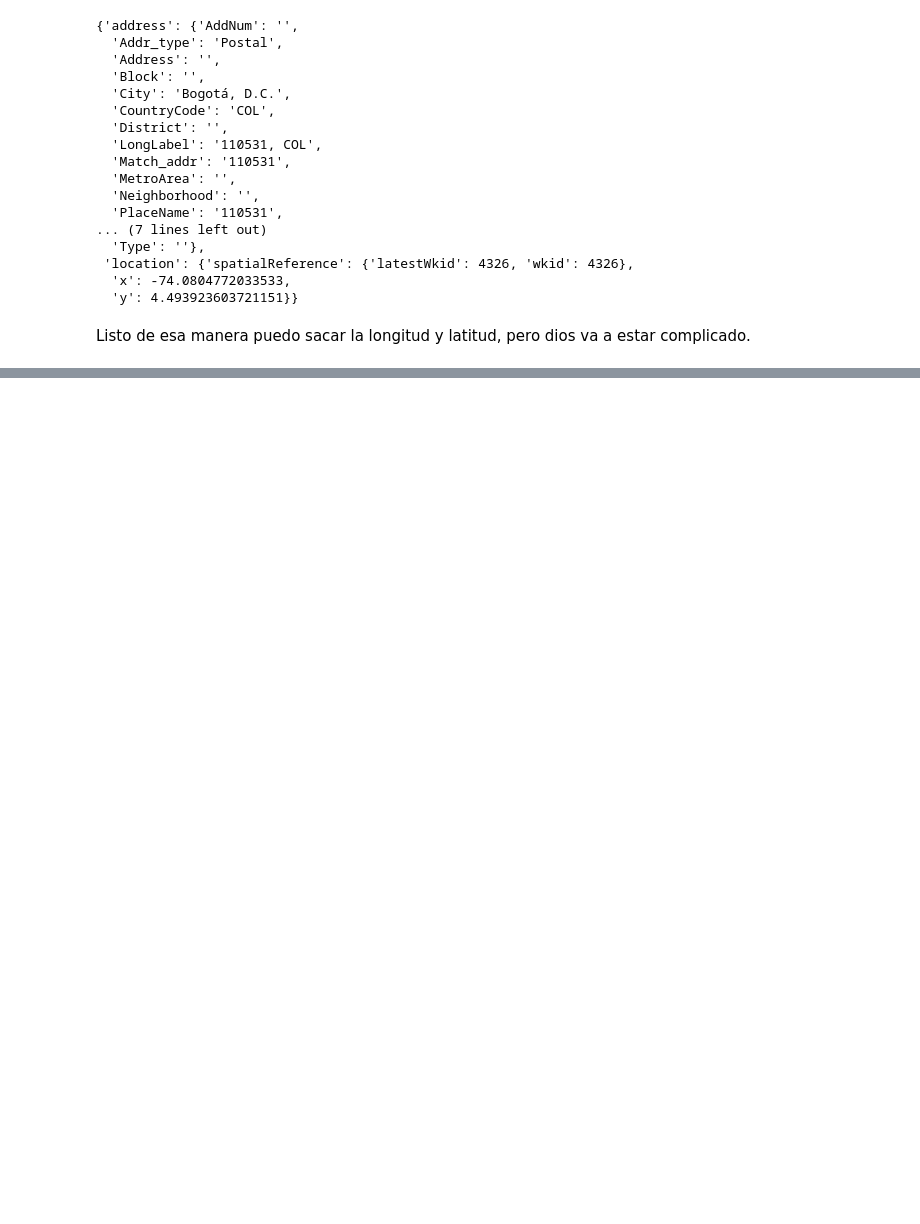
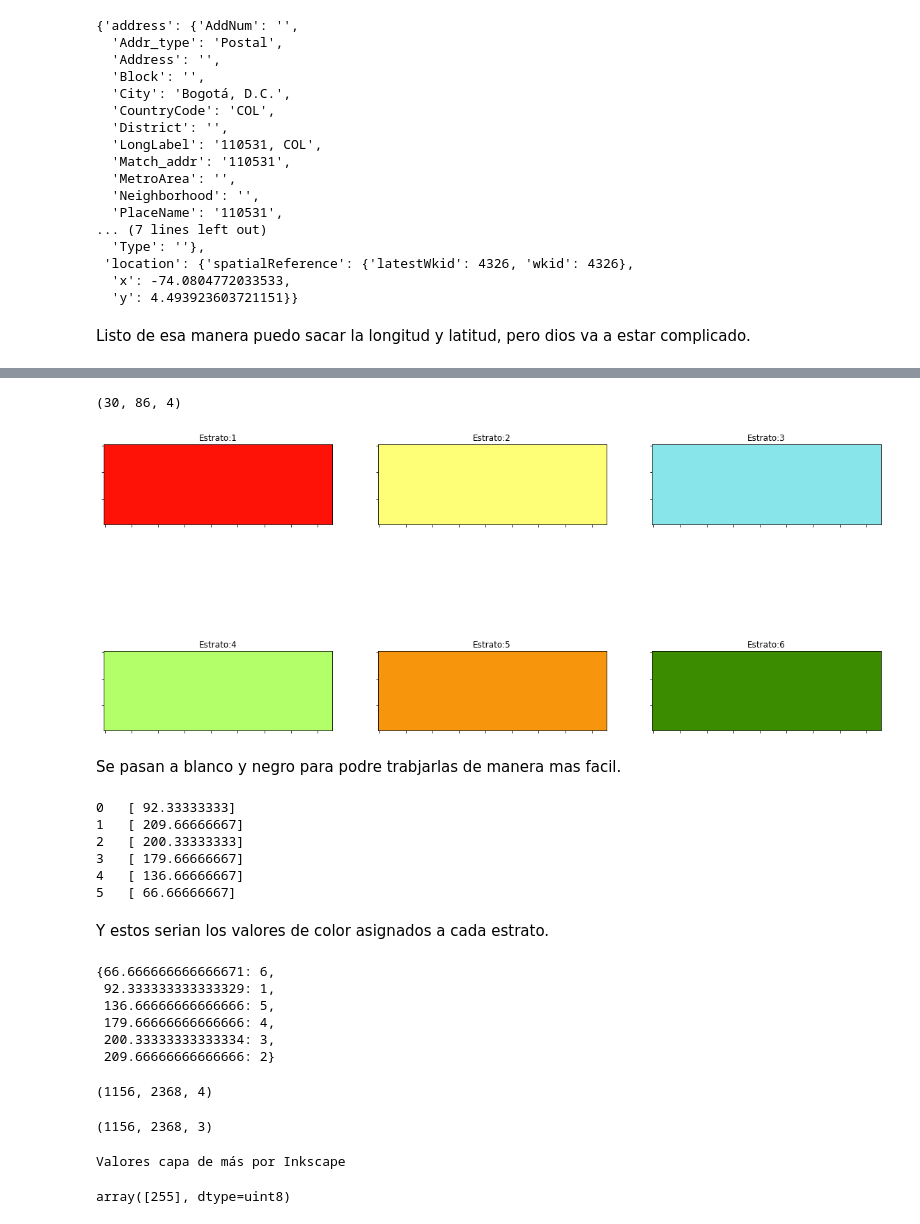
Before and after one commit to DaielChom/proyecto_uis, a Jupyter notebook: Target.ipynb, the cells around one changed output, grey strips where cells are left out. Cells and saved outputs as stored; diff of their text form; code cells hidden in the pictures; blank space fills up the shorter version.

```diff
--- a/Target.ipynb
+++ b/Target.ipynb
@@ -153,0 +239,63 @@ print(ok)
+# %%
+path = !ls Target/imgs/color_estrato
+# %%
+color_estratos = []
+for i in path:
+    color_estratos.append(io.imread("./Target/imgs/color_estrato/"+i))
+# %%
+color_estratos[0].shape
+# %% [output]
+(30, 86, 4)
+# %%
+fig = plt.figure(figsize=(20,10))
+for i in range(6):
+    ax=fig.add_subplot(2,3,i+1)
+    plt.imshow(color_estratos[i])
+    ax.set_title("Estrato:" + str(i+1))
+    ax.set_xticklabels([])
+    ax.set_yticklabels([])
+# %% [output]
+[figure, added]
+# %% [markdown]
+Se pasan a blanco y negro para podre trabjarlas de manera mas facil.
+# %%
+estratos = {}
+for j,i in enumerate(color_estratos):
+    b_n = np.mean(i[:,:,0:3], axis=2)
+    print(j, " ", np.unique(b_n))
+    estratos.update({np.unique(b_n)[0]:j+1})
+# %% [output]
+0   [ 92.33333333]
+1   [ 209.66666667]
+2   [ 200.33333333]
+3   [ 179.66666667]
+4   [ 136.66666667]
+5   [ 66.66666667]
+# %% [markdown]
+Y estos serian los valores de color asignados a cada estrato.
+# %%
+estratos
+# %% [output]
+{66.666666666666671: 6,
+ 92.333333333333329: 1,
+ 136.66666666666666: 5,
+ 179.66666666666666: 4,
+ 200.33333333333334: 3,
+ 209.66666666666666: 2}
+# %%
+img_nuevo_color = io.imread("./Target/imgs/new_colors/zona_0_color.png")
+img_nuevo_color.shape
+# %% [output]
+(1156, 2368, 4)
+# %%
+img_nuevo_color_3 = img_nuevo_color[:,:,0:3]
+img_nuevo_color_3.shape
+# %% [output]
+(1156, 2368, 3)
+# %%
+print("Valores capa de más por Inkscape")
+s = img_nuevo_color[:,:,3:4]
+np.unique(s)
+# %% [output]
+Valores capa de más por Inkscape
+array([255], dtype=uint8)
```
Also changed, not shown: parts of 58 cells of this notebook.
